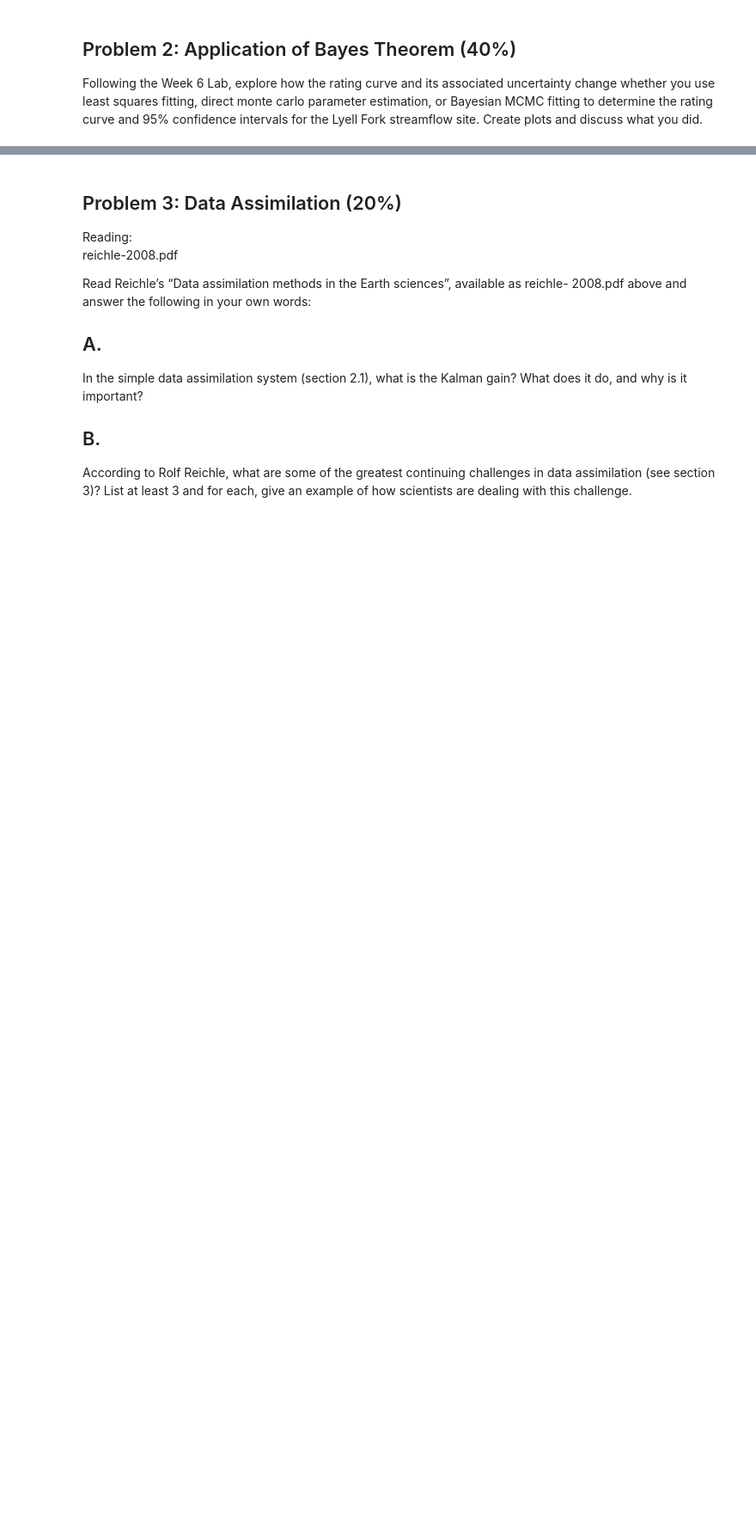
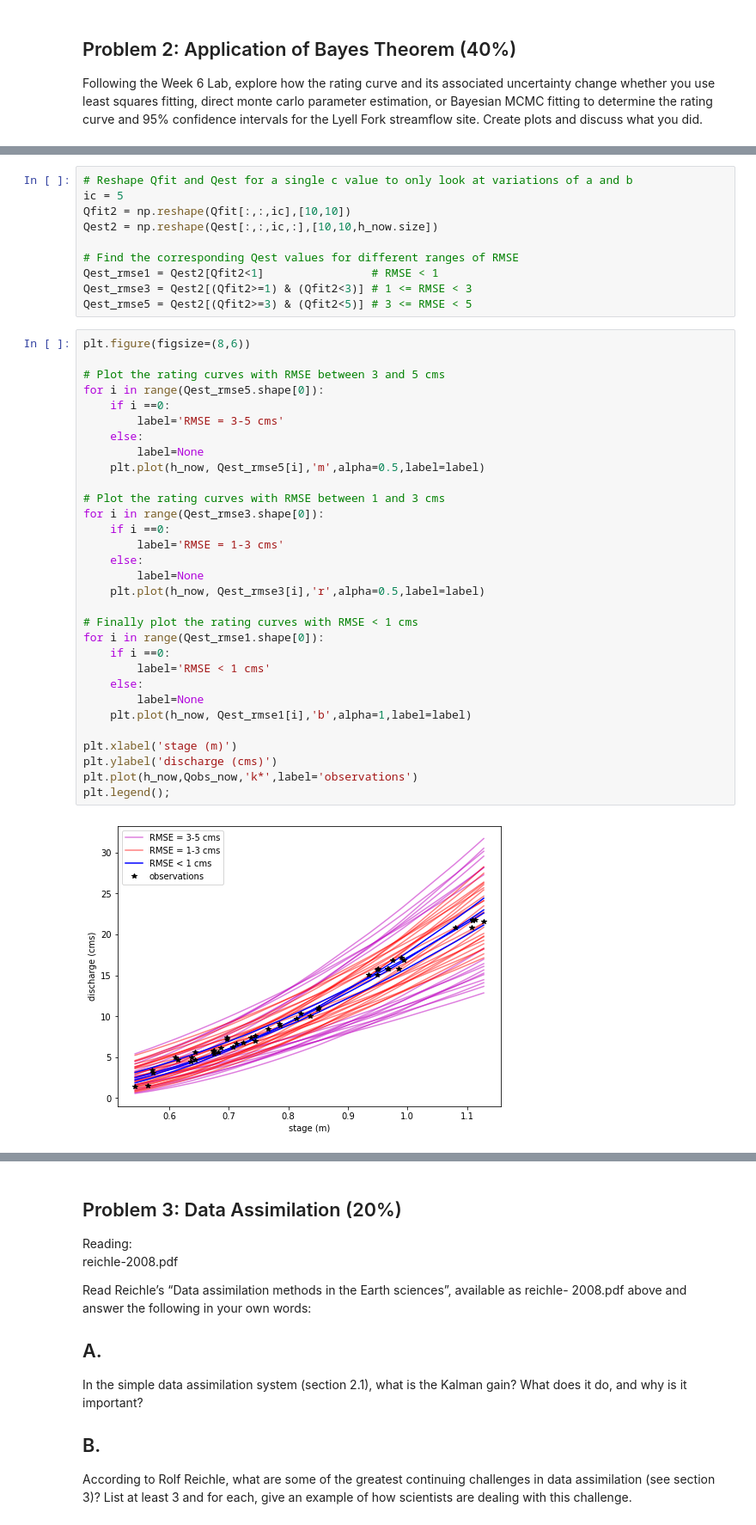
Before and after one commit to AzusaSayuri/UW-Data-analysis, a Jupyter notebook: HW6/Assignment 6 Ximin Hu.ipynb, the cells around one changed output, grey strips where cells are left out. Shown at 86% size. Cells and saved outputs as stored; diff of their text form; blank space fills up the shorter version.

```diff
--- a/HW6/Assignment 6 Ximin Hu.ipynb
+++ b/HW6/Assignment 6 Ximin Hu.ipynb
@@ -139,0 +241,43 @@ Following the Week 6 Lab, explore how the rating curve and its associated uncert
+# %%
+# Reshape Qfit and Qest for a single c value to only look at variations of a and b
+ic = 5
+Qfit2 = np.reshape(Qfit[:,:,ic],[10,10])
+Qest2 = np.reshape(Qest[:,:,ic,:],[10,10,h_now.size])
+
+# Find the corresponding Qest values for different ranges of RMSE
+Qest_rmse1 = Qest2[Qfit2<1]                # RMSE < 1
+Qest_rmse3 = Qest2[(Qfit2>=1) & (Qfit2<3)] # 1 <= RMSE < 3
+Qest_rmse5 = Qest2[(Qfit2>=3) & (Qfit2<5)] # 3 <= RMSE < 5
+# %%
+plt.figure(figsize=(8,6))
+
+# Plot the rating curves with RMSE between 3 and 5 cms
+for i in range(Qest_rmse5.shape[0]):
+    if i ==0:
+        label='RMSE = 3-5 cms'
+    else:
+        label=None
+    plt.plot(h_now, Qest_rmse5[i],'m',alpha=0.5,label=label)
+
+# Plot the rating curves with RMSE between 1 and 3 cms
+for i in range(Qest_rmse3.shape[0]):
+    if i ==0:
+        label='RMSE = 1-3 cms'
+    else:
+        label=None
+    plt.plot(h_now, Qest_rmse3[i],'r',alpha=0.5,label=label)
+
+# Finally plot the rating curves with RMSE < 1 cms
+for i in range(Qest_rmse1.shape[0]):
+    if i ==0:
+        label='RMSE < 1 cms'
+    else:
+        label=None
+    plt.plot(h_now, Qest_rmse1[i],'b',alpha=1,label=label)
+
+plt.xlabel('stage (m)')
+plt.ylabel('discharge (cms)')
+plt.plot(h_now,Qobs_now,'k*',label='observations')
+plt.legend();
+# %% [output]
+[figure, added]
```
Also changed, not shown: parts of 38 cells of this notebook, 2 other files.
